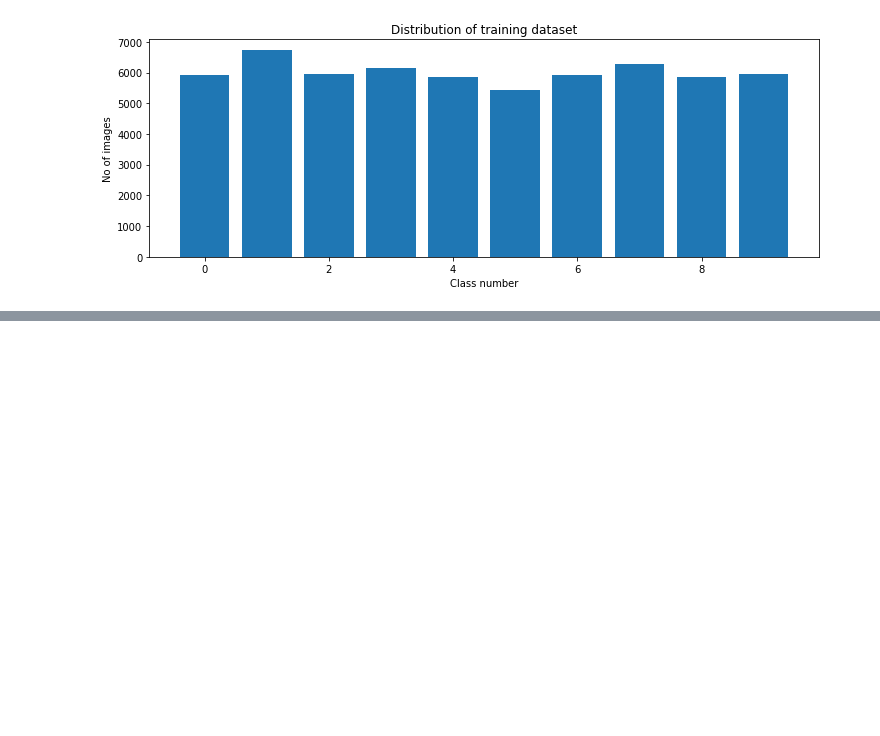
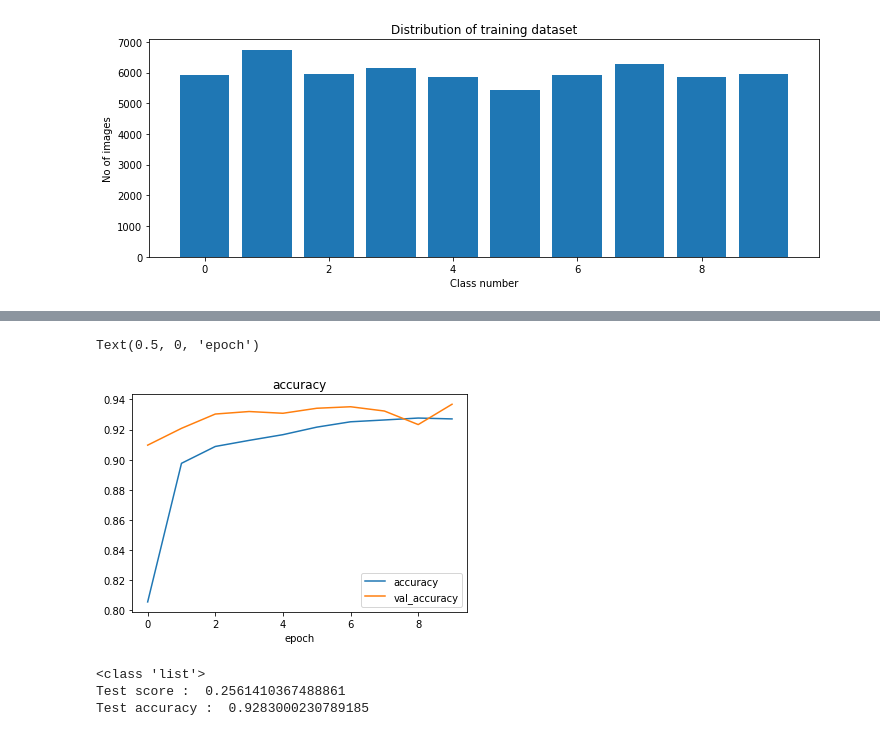
Before and after one commit to sejalagrawal/selfdrivecar_1, a Jupyter notebook: MNIST_imageRecog.ipynb, the cells around one changed output, grey strips where cells are left out. Cells and saved outputs as stored; diff of their text form; code cells hidden in the pictures; blank space fills up the shorter version.

```diff
--- a/MNIST_imageRecog.ipynb
+++ b/MNIST_imageRecog.ipynb
@@ -73,0 +136,18 @@ print(X_test.shape)
+# %%
+plt.plot(his.history['accuracy'])
+plt.plot(his.history['val_accuracy'])
+plt.legend(['accuracy','val_accuracy'])
+plt.title('accuracy')
+plt.xlabel('epoch')
+# %% [output]
+Text(0.5, 0, 'epoch')
+[figure, added]
+# %%
+score = model.evaluate(X_test, y_test, verbose = 0)
+print(type(score))
+print('Test score : ', score[0])
+print('Test accuracy : ', score[1])
+# %% [output]
+<class 'list'>
+Test score :  0.2561410367488861
+Test accuracy :  0.9283000230789185
```
Also changed, not shown: parts of 9 cells of this notebook.
